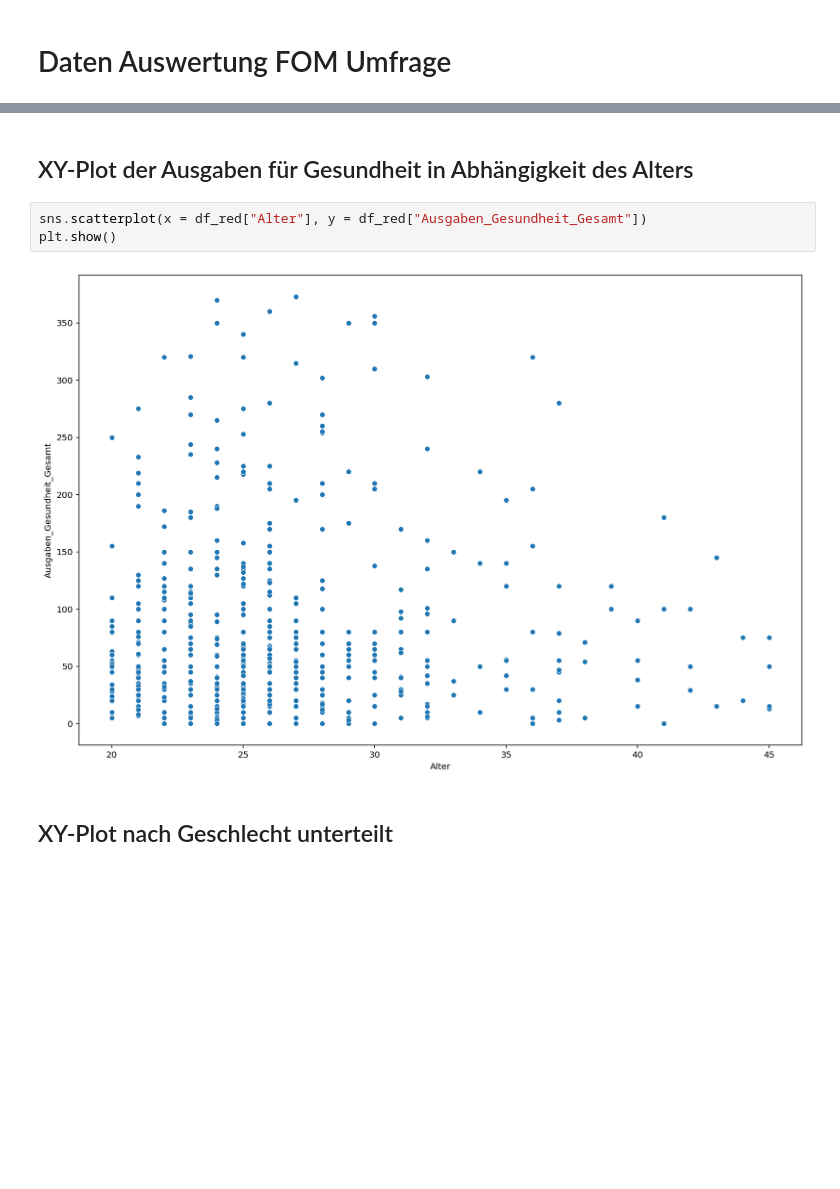
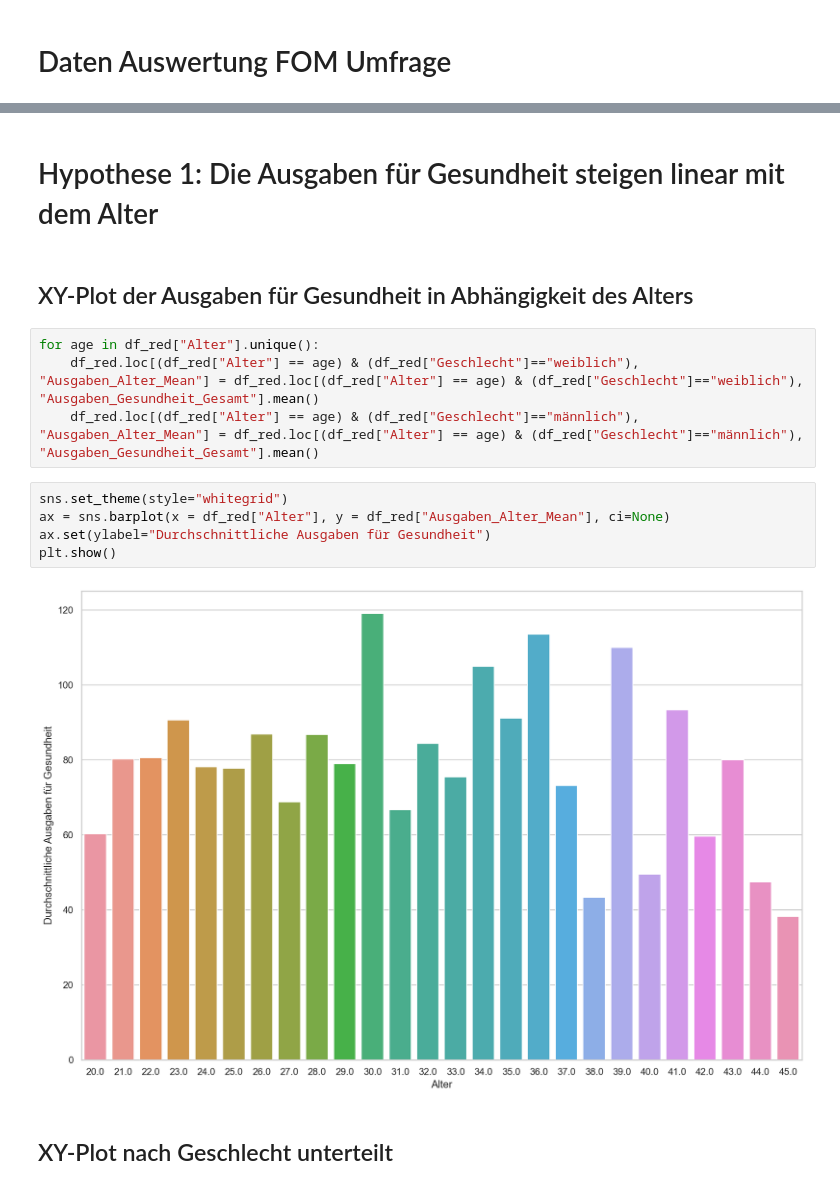
Before and after one commit to Railgun36/datascience_fom, a Jupyter notebook: HR.ipynb, the cells around one changed output, grey strips where cells are left out. Saved outputs shown, nothing was run; the diff lists cells and outputs as text; blank space fills up the shorter version.

```diff
--- a/HR.ipynb
+++ b/HR.ipynb
@@ -71,13 +73,21 @@ df_red.head()
 | 4 | trifft eher zu | männlich | 30.0 | 1-2 | <2000 | 25.0 |
 | 5 | trifft eher nicht zu | weiblich | 37.0 | 5-6 | <2000 | 120.0 |
 | 6 | trifft teilweise zu | weiblich | 23.0 | 1-2 | <1500 | 60.0 |
+# %% [markdown]
+# Hypothese 1: Die Ausgaben für Gesundheit steigen linear mit dem Alter
 # %% [markdown]
 ## XY-Plot der Ausgaben für Gesundheit in Abhängigkeit des Alters
+# %%
+for age in df_red["Alter"].unique():
+    df_red.loc[(df_red["Alter"] == age) & (df_red["Geschlecht"]=="weiblich"), "Ausgaben_Alter_Mean"] = df_red.loc[(df_red["Alter"] == age) & (df_red["Geschlecht"]=="weiblich"), "Ausgaben_Gesundheit_Gesamt"].mean()
+    df_red.loc[(df_red["Alter"] == age) & (df_red["Geschlecht"]=="männlich"), "Ausgaben_Alter_Mean"] = df_red.loc[(df_red["Alter"] == age) & (df_red["Geschlecht"]=="männlich"), "Ausgaben_Gesundheit_Gesamt"].mean()
 # %%
-sns.scatterplot(x = df_red["Alter"], y = df_red["Ausgaben_Gesundheit_Gesamt"])
+sns.set_theme(style="whitegrid")
+ax = sns.barplot(x = df_red["Alter"], y = df_red["Ausgaben_Alter_Mean"], ci=None)
+ax.set(ylabel="Durchschnittliche Ausgaben für Gesundheit")
 plt.show()
 # %% [output]
-[figure, old version]
+[figure, new version]
 # %% [markdown]
 ## XY-Plot nach Geschlecht unterteilt
 # %%
```
Also changed, not shown: parts of 15 cells of this notebook, 1 other file.
